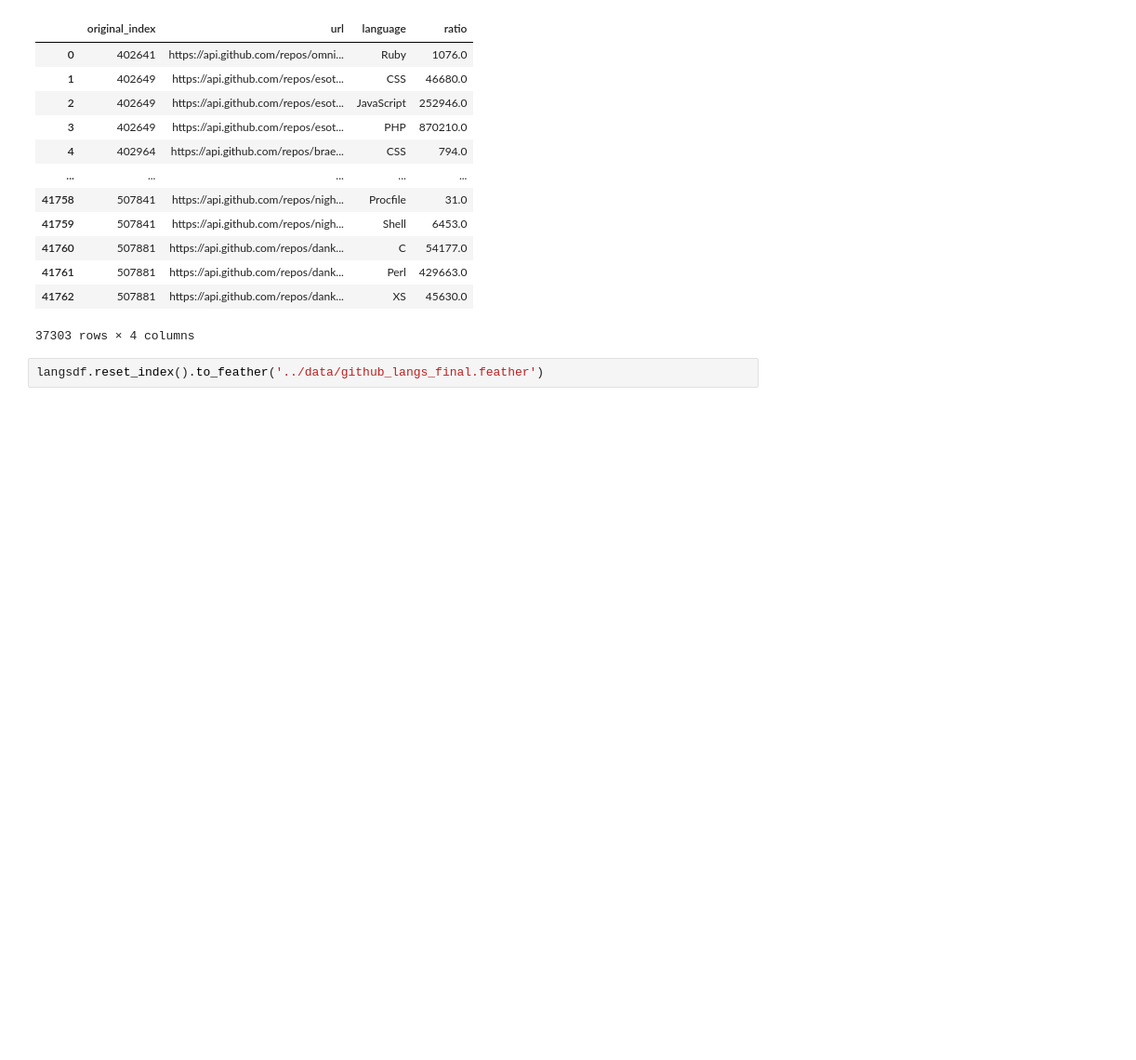
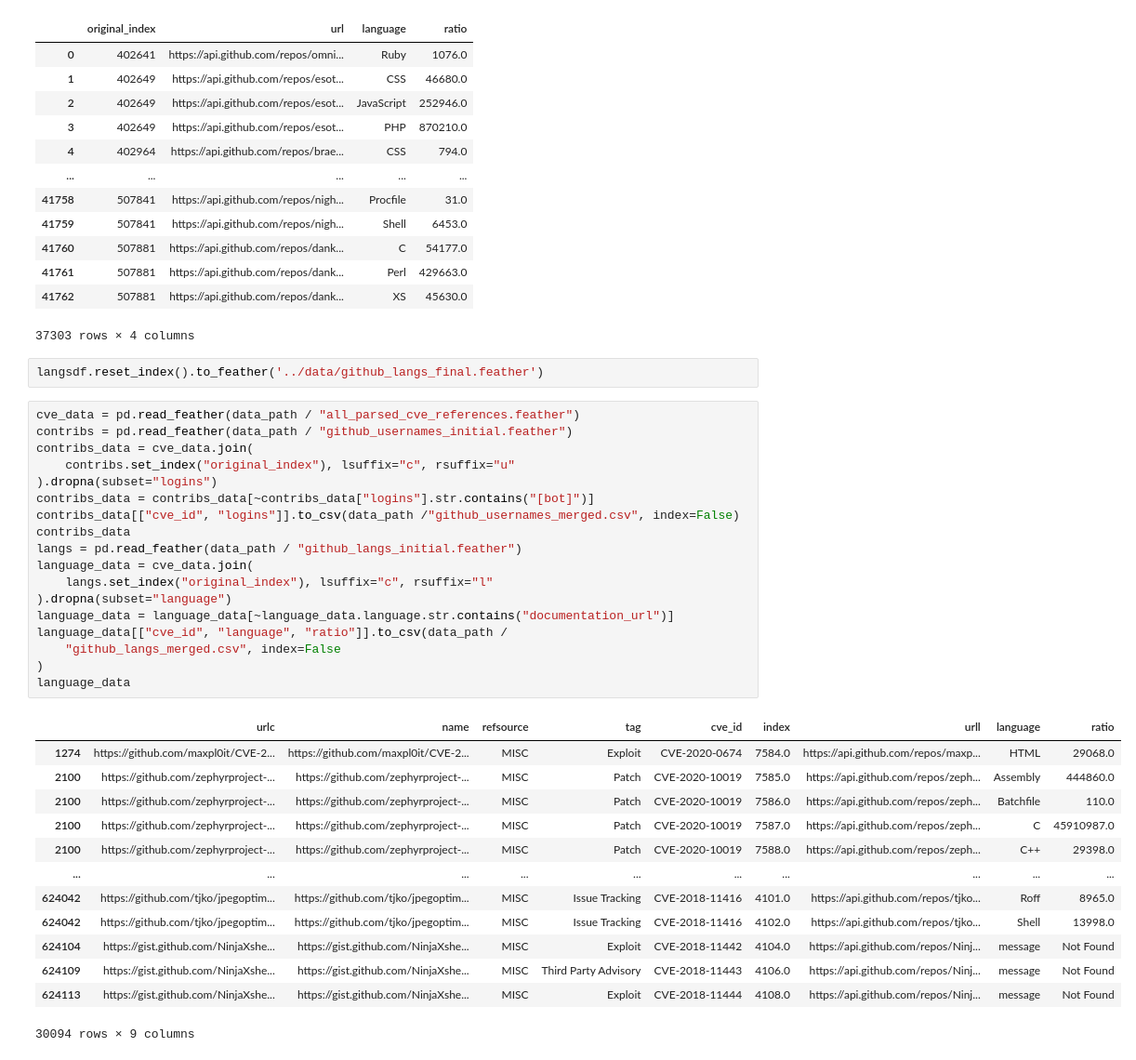
Before and after one commit to karinakanjaria/cyber-etl, a Jupyter notebook: gitlinks/githubDataProcessing.ipynb, the cells around one changed output. Shown: that part at 93% size. Drawn from its saved outputs; the diff is of its cells as text; blank space fills up the shorter version.

Commit message:
DB Export with Final GitHub Data

```diff
--- a/gitlinks/githubDataProcessing.ipynb
+++ b/gitlinks/githubDataProcessing.ipynb
@@ -157,3 +157,35 @@ langsdf
 37303 rows × 4 columns
 # %%
 langsdf.reset_index().to_feather('../data/github_langs_final.feather')
+# %%
+cve_data = pd.read_feather(data_path / "all_parsed_cve_references.feather")
+contribs = pd.read_feather(data_path / "github_usernames_initial.feather")
+contribs_data = cve_data.join(
+    contribs.set_index("original_index"), lsuffix="c", rsuffix="u"
+).dropna(subset="logins")
+contribs_data = contribs_data[~contribs_data["logins"].str.contains("[bot]")]
+contribs_data[["cve_id", "logins"]].to_csv(data_path /"github_usernames_merged.csv", index=False)
+contribs_data
+langs = pd.read_feather(data_path / "github_langs_initial.feather")
+language_data = cve_data.join(
+    langs.set_index("original_index"), lsuffix="c", rsuffix="l"
+).dropna(subset="language")
+language_data = language_data[~language_data.language.str.contains("documentation_url")]
+language_data[["cve_id", "language", "ratio"]].to_csv(data_path /
+    "github_langs_merged.csv", index=False
+)
+language_data
+# %% [output]
+|  | urlc | name | refsource | tag | cve_id | index | urll | language | ratio |
+| 1274 | https://github.com/maxpl0it/CVE-2... | https://github.com/maxpl0it/CVE-2... | MISC | Exploit | CVE-2020-0674 | 7584.0 | https://api.github.com/repos/maxp... | HTML | 29068.0 |
+| 2100 | https://github.com/zephyrproject-... | https://github.com/zephyrproject-... | MISC | Patch | CVE-2020-10019 | 7585.0 | https://api.github.com/repos/zeph... | Assembly | 444860.0 |
+| 2100 | https://github.com/zephyrproject-... | https://github.com/zephyrproject-... | MISC | Patch | CVE-2020-10019 | 7586.0 | https://api.github.com/repos/zeph... | Batchfile | 110.0 |
+| 2100 | https://github.com/zephyrproject-... | https://github.com/zephyrproject-... | MISC | Patch | CVE-2020-10019 | 7587.0 | https://api.github.com/repos/zeph... | C | 45910987.0 |
+| 2100 | https://github.com/zephyrproject-... | https://github.com/zephyrproject-... | MISC | Patch | CVE-2020-10019 | 7588.0 | https://api.github.com/repos/zeph... | C++ | 29398.0 |
+| ... | ... | ... | ... | ... | ... | ... | ... | ... | ... |
+| 624042 | https://github.com/tjko/jpegoptim... | https://github.com/tjko/jpegoptim... | MISC | Issue Tracking | CVE-2018-11416 | 4101.0 | https://api.github.com/repos/tjko... | Roff | 8965.0 |
+| 624042 | https://github.com/tjko/jpegoptim... | https://github.com/tjko/jpegoptim... | MISC | Issue Tracking | CVE-2018-11416 | 4102.0 | https://api.github.com/repos/tjko... | Shell | 13998.0 |
+| 624104 | https://gist.github.com/NinjaXshe... | https://gist.github.com/NinjaXshe... | MISC | Exploit | CVE-2018-11442 | 4104.0 | https://api.github.com/repos/Ninj... | message | Not Found |
+| 624109 | https://gist.github.com/NinjaXshe... | https://gist.github.com/NinjaXshe... | MISC | Third Party Advisory | CVE-2018-11443 | 4106.0 | https://api.github.com/repos/Ninj... | message | Not Found |
+| 624113 | https://gist.github.com/NinjaXshe... | https://gist.github.com/NinjaXshe... | MISC | Exploit | CVE-2018-11444 | 4108.0 | https://api.github.com/repos/Ninj... | message | Not Found |
+30094 rows × 9 columns
```
Also changed, not shown: 19 other files.
